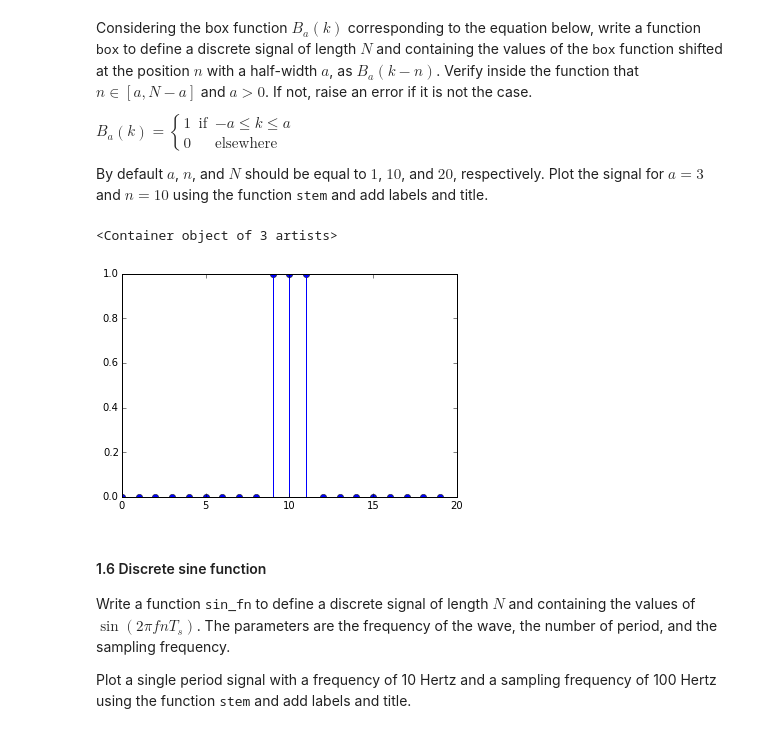
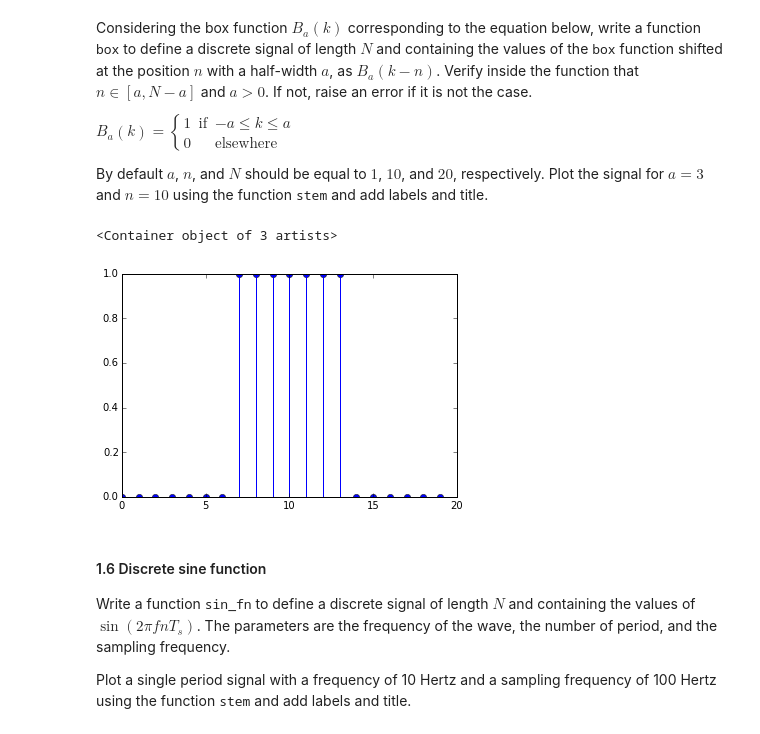
Before and after one commit to PamirGhimire/DSP-TP-1617, a Jupyter notebook: Lab1/python/Lab1.ipynb, the cells around one changed output. Saved outputs shown, nothing was run; the diff lists cells and outputs as text; code cells hidden in the pictures.

```diff
--- a/Lab1/python/Lab1.ipynb
+++ b/Lab1/python/Lab1.ipynb
@@ -167,11 +166,11 @@ def box(a = 1, n = 10, N = 20):
     else:
         print 'error! inputs not in acceptable range'
 # %%
-box_signal = box(1, 10, 20)
+box_signal = box(3, 10, 20)
 plt.stem(box_signal)
 # %% [output]
 <Container object of 3 artists>
-[figure, old version]
+[figure, new version]
 # %% [markdown]
 #### 1.6 Discrete sine function
 Write a function <tt>sin_fn</tt> to define a discrete signal of length $N$ and containing the values of $\sin(2\pi f n T_s)$. The parameters are the frequency of the wave, the number of period, and the sampling frequency.
```
Also changed, not shown: parts of 2 cells of this notebook.
